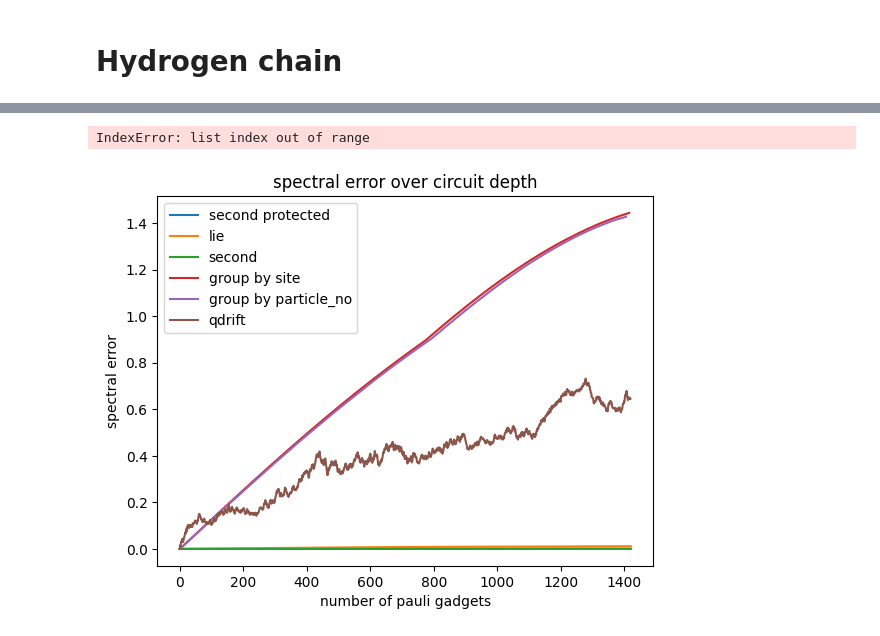
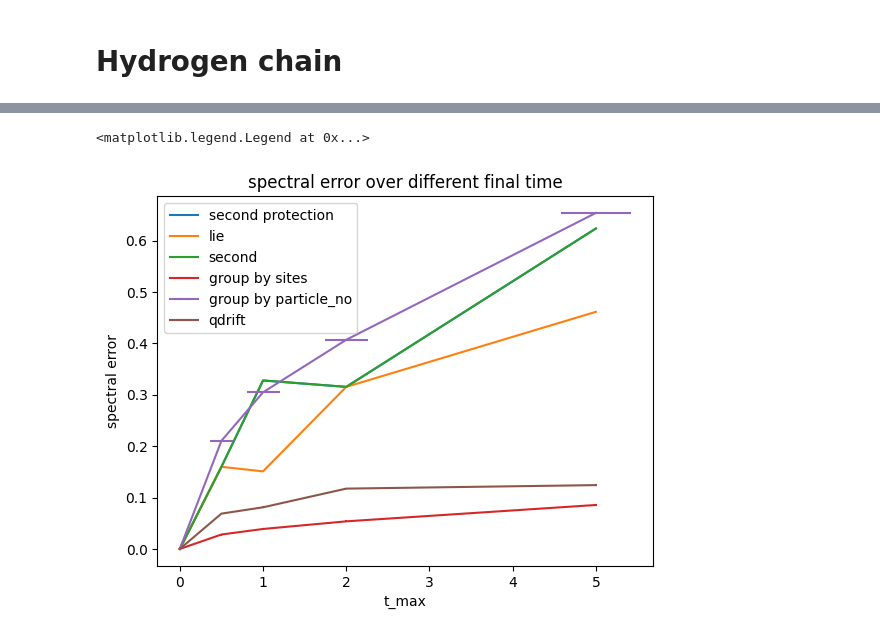
Before and after one commit to AprilSweettooth/Hamiltonian-Decomposition, a Jupyter notebook: Benchmarking_Hchain_dev.ipynb, the cells around one changed output, grey strips where cells are left out. Saved outputs shown, nothing was run; the diff lists cells and outputs as text; code cells hidden in the pictures.

Commit message:
evaluate at different time stamp

```diff
--- a/Benchmarking_Hchain_dev.ipynb
+++ b/Benchmarking_Hchain_dev.ipynb
@@ -101,8 +106,3 @@ No artists with labels found to put in legend.  Note that artists whose label st
 gen_sys_param(n=n_qubits,sample_steps=secdepth[-1])
 drift_time_evolution_parity = AlgorithmHamSimqDrift(initial_state_circ,[[h] for h in number_op+hopping_op+coulomb_op+no_excitation_op+double_excitation_op],[[c] for c in number_co+hopping_co+coulomb_co+no_excitation_co+double_excitation_co],t_max,n_qdrift_steps,seg,M=3)
 Uq,sq,qdepth = drift_time_evolution_parity.Drift_exp(depth=secdepth[-1])
-# %%
-def Monte_Carlo_ave(U,M=3):
-    U_new = []
-    for i in range(len(U[0])):
-        U_new = sum([U[j][i] for j in range(M)]) / M
@@ -109,13 +118,50 @@ def Monte_Carlo_ave(U,M=3):
+# %%
+def search_U_with_no_exp(idx,depth):
+    count = 0
+    idx_tmp = idx
+    while idx_tmp>0:
+        idx_tmp -= depth[count]
+        count += 1
+    count -= 1
+    if abs(idx_tmp) > depth[count]//2:
+        return count - 1
+    else:
+        return count
+def extract_U_at_t(t,U,depth):
+    if t[-1]/depth[-1] > t[0]:
+        raise Exception('Get a smaller sample steps')
+    U_new = [U[0]]
+    t_step = t[-1]/depth[-1]
+    for i in range(len(t)):
+        idx = int(t[i] / t_step)
+        U_new.append(U[search_U_with_no_exp(idx,depth)])
+    return U_new
 # %%
-U = [U2p,Ut,U2,Monte_Carlo_ave(Um),Monte_Carlo_ave(Ug),Monte_Carlo_ave(Uq)]
-depth = [secdepth,ldepth,secdepth,mdepth,gdepth,qdepth]
-labels = ['second protected','lie','second','group by site','group by particle_no','qdrift']
+# U = [U2p,Ut,U2,Monte_Carlo_ave(Um),Monte_Carlo_ave(Ug),Monte_Carlo_ave(Uq)]
+# depth = [secdepth,ldepth,secdepth,mdepth,gdepth,qdepth]
+# labels = ['second protected','lie','second','group by site','group by particle_no','qdrift']
-# %% [output]
-IndexError: list index out of range
 # %%
 gen_sys_param(n=n_qubits,sample_steps=ldepth[-1])
 Uexc = U_exc(drift_time_evolution.circuit.get_unitary(),n_qdrift_steps,t_max, H_matrix)
-# %%
-compare_spectral_error(depth,U,Uexc,labels)
-# %% [output]
-[figure, removed]
+# %%
+u2p = extract_U_at_t(t_list,U2p,secdepth)
+ut = extract_U_at_t(t_list,Ut,ldepth)
+u2 = extract_U_at_t(t_list,U2,secdepth)
+uexc = extract_U_at_t(t_list,Uexc,np.arange(secdepth[-1]))
+m_mean,m_std = Monte_Carlo_ave(t_list,Um,mdepth,uexc,M=3)
+g_mean,g_std = Monte_Carlo_ave(t_list,Ug,gdepth,uexc,M=3)
+q_mean,q_std = Monte_Carlo_ave(t_list,Uq,qdepth,uexc,M=3)
+# %%
+plt.plot([0]+t_list,[np.abs(linalg.eig(u - u_exc)[0]).max() for u,u_exc in zip(u2p,uexc)],label='second protection')
+plt.plot([0]+t_list,[np.abs(linalg.eig(u - u_exc)[0]).max() for u,u_exc in zip(ut,uexc)],label='lie')
+plt.plot([0]+t_list,[np.abs(linalg.eig(u - u_exc)[0]).max() for u,u_exc in zip(u2,uexc)],label='second')
+plt.errorbar([0]+t_list,m_mean ,xerr=m_std, label='group by sites')
+plt.errorbar([0]+t_list,g_mean ,xerr=g_std, label='group by particle_no')
+plt.errorbar([0]+t_list,q_mean ,xerr=q_std, label='qdrift')
+plt.title('spectral error over different final time')
+plt.xlabel('t_max')
+plt.ylabel('spectral error')
+plt.legend()
+# %% [output]
+<matplotlib.legend.Legend at 0x...>
+[figure, added]
```
Also changed, not shown: parts of 4 cells of this notebook, 5 other files.
